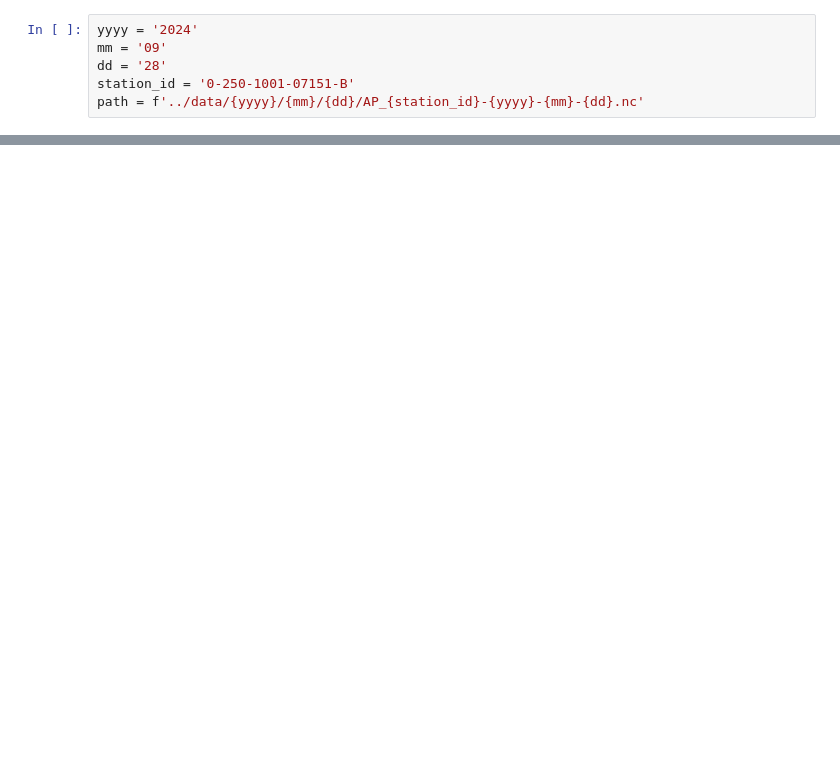
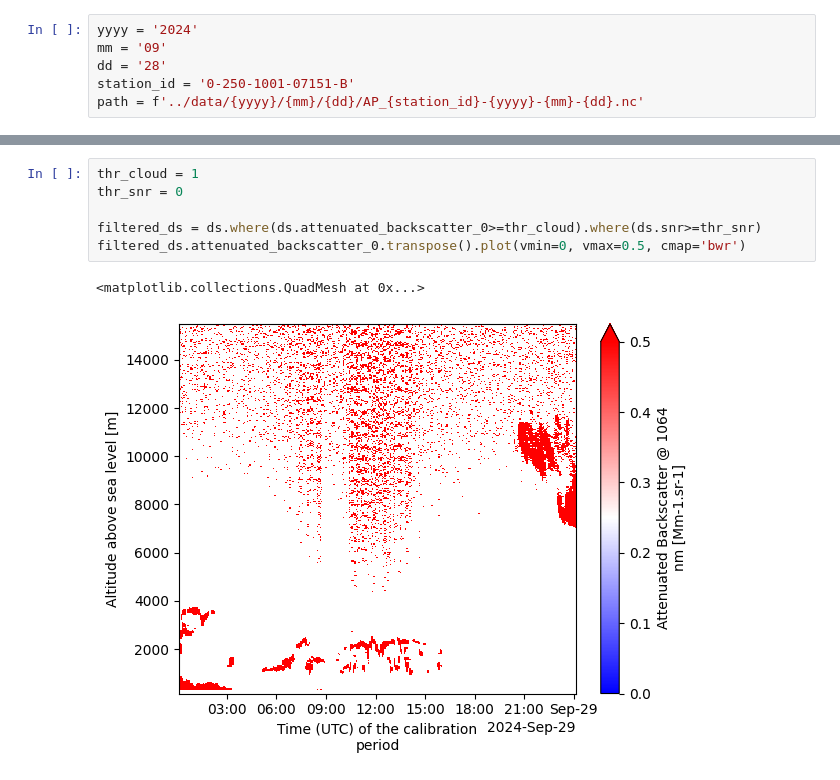
Before and after one commit to AugustinMortier/ai-profiles, a Jupyter notebook: dev.ipynb, the cells around one changed output, grey strips where cells are left out. Drawn from its saved outputs; the diff is of its cells as text; blank space fills up the shorter version.

```diff
--- a/dev.ipynb
+++ b/dev.ipynb
@@ -29,0 +35,9 @@ plt.show()
+# %%
+thr_cloud = 1
+thr_snr = 0
+
+filtered_ds = ds.where(ds.attenuated_backscatter_0>=thr_cloud).where(ds.snr>=thr_snr)
+filtered_ds.attenuated_backscatter_0.transpose().plot(vmin=0, vmax=0.5, cmap='bwr')
+# %% [output]
+<matplotlib.collections.QuadMesh at 0x...>
+[figure, added]
```
Also changed, not shown: parts of 4 cells of this notebook, 3 other files.
